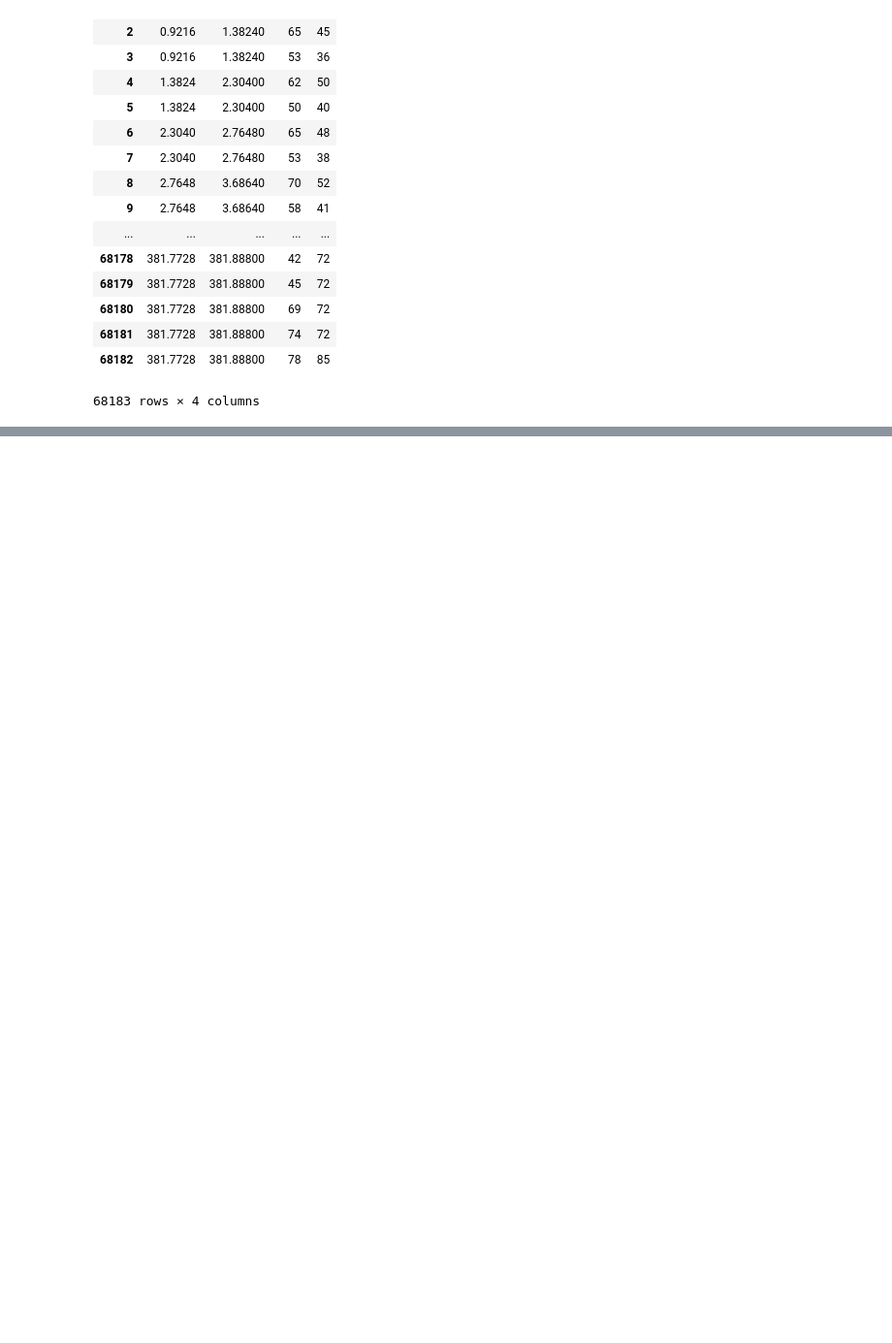
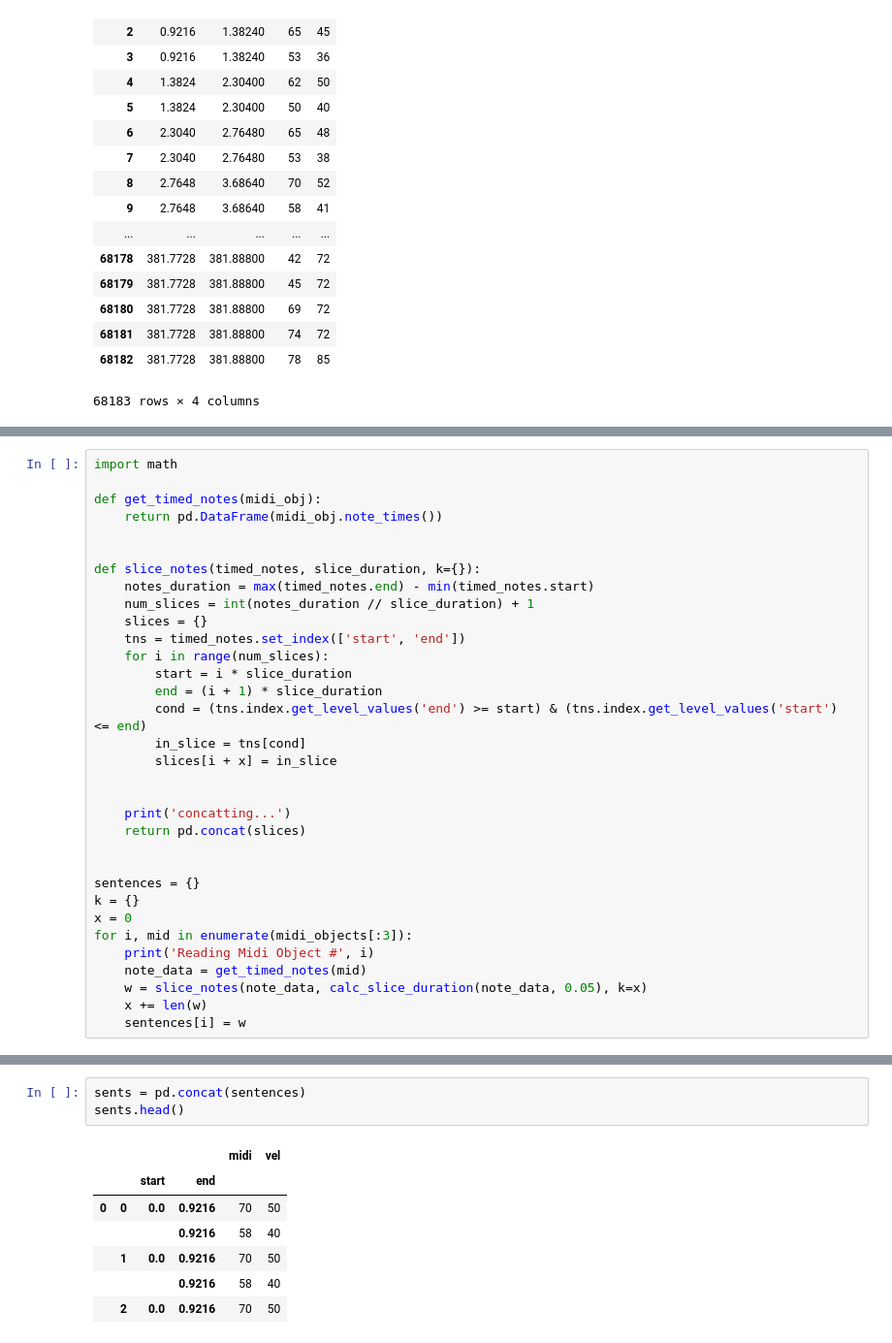
Before and after one commit to maxsun/MusicFinal, a Jupyter notebook: words.ipynb, the cells around one changed output, grey strips where cells are left out. Shown: that part at 97% size. Drawn from its saved outputs; the diff is of its cells as text; blank space fills up the shorter version.

```diff
--- a/words.ipynb
+++ b/words.ipynb
@@ -197,0 +105,33 @@ sents.groupby('slice_id').get_group(1)
+# %%
+import math
+
+def get_timed_notes(midi_obj):
+    return pd.DataFrame(midi_obj.note_times())
+
+
+def slice_notes(timed_notes, slice_duration, k={}):
+    notes_duration = max(timed_notes.end) - min(timed_notes.start)
+    num_slices = int(notes_duration // slice_duration) + 1
+    slices = {}
+    tns = timed_notes.set_index(['start', 'end'])
+    for i in range(num_slices):
+        start = i * slice_duration
+        end = (i + 1) * slice_duration
+        cond = (tns.index.get_level_values('end') >= start) & (tns.index.get_level_values('start') <= end)
+        in_slice = tns[cond]
+        slices[i + x] = in_slice
+
+
+    print('concatting...')
+    return pd.concat(slices)
+
+
+sentences = {}
+k = {}
+x = 0
+for i, mid in enumerate(midi_objects[:3]):
+    print('Reading Midi Object #', i)
+    note_data = get_timed_notes(mid)
+    w = slice_notes(note_data, calc_slice_duration(note_data, 0.05), k=x)
+    x += len(w)
+    sentences[i] = w
@@ -197,0 +148,11 @@ sents.groupby('slice_id').get_group(1)
+# %%
+sents = pd.concat(sentences)
+sents.head()
+# %% [output]
+|  |  |  |  | midi | vel |
+|  |  | start | end |  |  |
+| 0 | 0 | 0.0 | 0.9216 | 70 | 50 |
+|  |  |  | 0.9216 | 58 | 40 |
+|  | 1 | 0.0 | 0.9216 | 70 | 50 |
+|  |  |  | 0.9216 | 58 | 40 |
+|  | 2 | 0.0 | 0.9216 | 70 | 50 |
```
Also changed, not shown: parts of 16 cells of this notebook.
